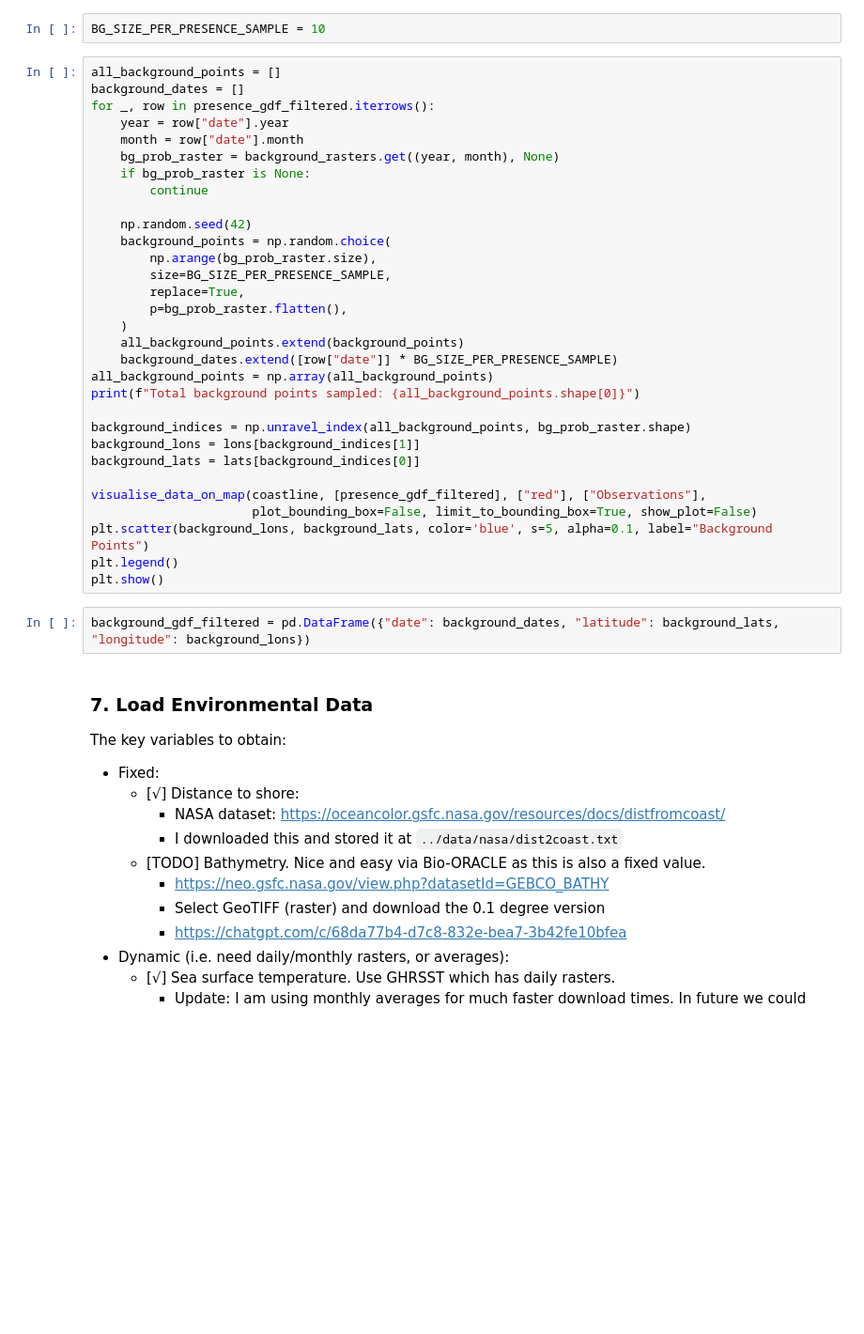
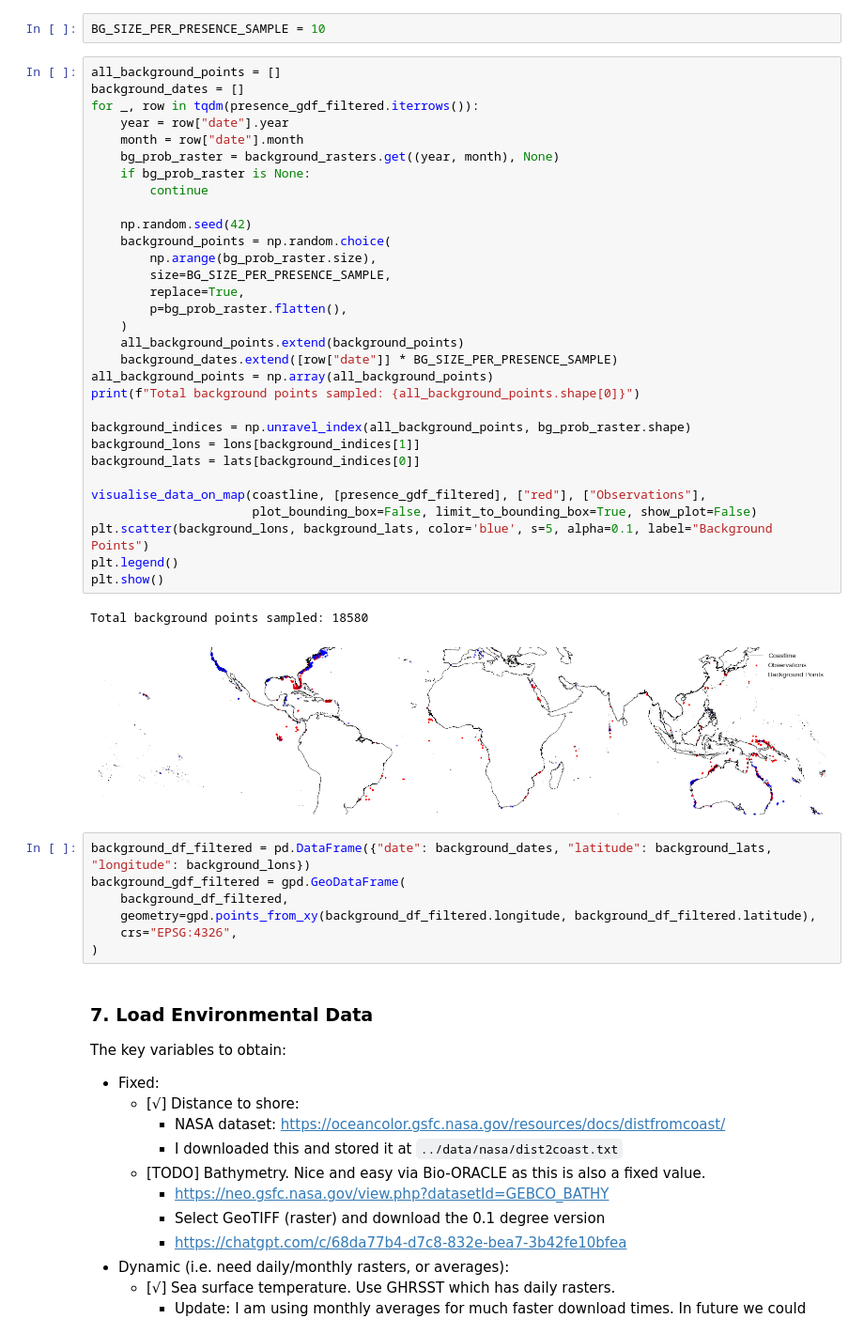
Before and after one commit to MaxAntson/sharks-from-space, a Jupyter notebook: model/notebooks/initial_data_exploration.ipynb, the cells around one changed output. Shown at 94% size. Cells and saved outputs as stored; diff of their text form; blank space fills up the shorter version.

```diff
--- a/model/notebooks/initial_data_exploration.ipynb
+++ b/model/notebooks/initial_data_exploration.ipynb
@@ -304,36 +307,44 @@ BG_SIZE_PER_PRESENCE_SAMPLE = 10
 # %%
 all_background_points = []
 background_dates = []
-for _, row in presence_gdf_filtered.iterrows():
+for _, row in tqdm(presence_gdf_filtered.iterrows()):
     year = row["date"].year
     month = row["date"].month
     bg_prob_raster = background_rasters.get((year, month), None)
     if bg_prob_raster is None:
         continue
 
     np.random.seed(42)
     background_points = np.random.choice(
         np.arange(bg_prob_raster.size),
         size=BG_SIZE_PER_PRESENCE_SAMPLE,
         replace=True,
         p=bg_prob_raster.flatten(),
     )
     all_background_points.extend(background_points)
     background_dates.extend([row["date"]] * BG_SIZE_PER_PRESENCE_SAMPLE)
 all_background_points = np.array(all_background_points)
 print(f"Total background points sampled: {all_background_points.shape[0]}")
 
 background_indices = np.unravel_index(all_background_points, bg_prob_raster.shape)
 background_lons = lons[background_indices[1]]
 background_lats = lats[background_indices[0]]
 
 visualise_data_on_map(coastline, [presence_gdf_filtered], ["red"], ["Observations"],
                       plot_bounding_box=False, limit_to_bounding_box=True, show_plot=False)
 plt.scatter(background_lons, background_lats, color='blue', s=5, alpha=0.1, label="Background Points")
 plt.legend()
 plt.show()
+# %% [output]
+Total background points sampled: 18580
+[figure, added]
 # %%
-background_gdf_filtered = pd.DataFrame({"date": background_dates, "latitude": background_lats, "longitude": background_lons})
+background_df_filtered = pd.DataFrame({"date": background_dates, "latitude": background_lats, "longitude": background_lons})
+background_gdf_filtered = gpd.GeoDataFrame(
+    background_df_filtered,
+    geometry=gpd.points_from_xy(background_df_filtered.longitude, background_df_filtered.latitude),
+    crs="EPSG:4326",
+)
 # %% [markdown]
 ### 7. Load Environmental Data
 The key variables to obtain:
```
Also changed, not shown: parts of 15 cells of this notebook, 1 other file.
